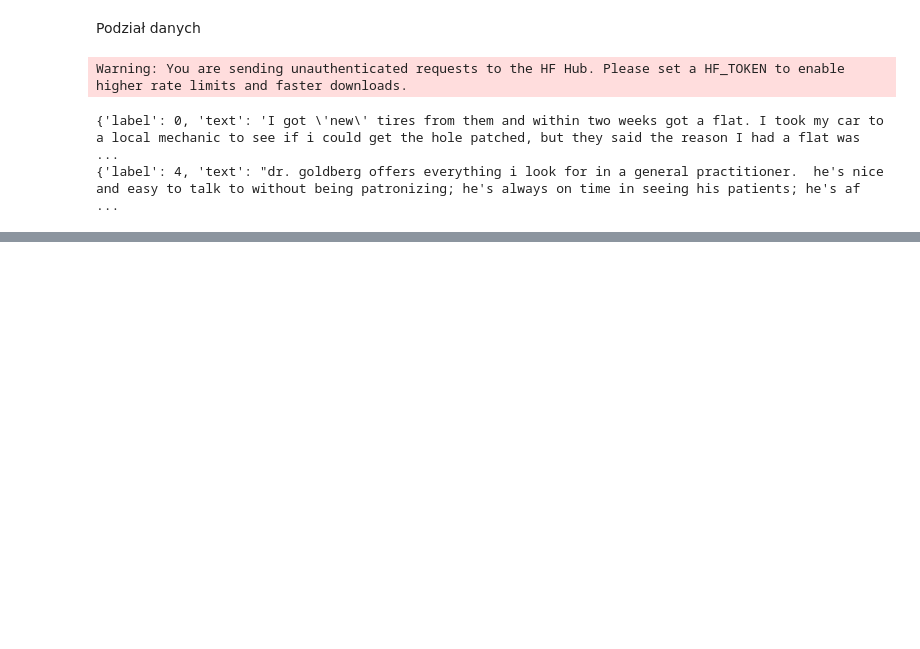
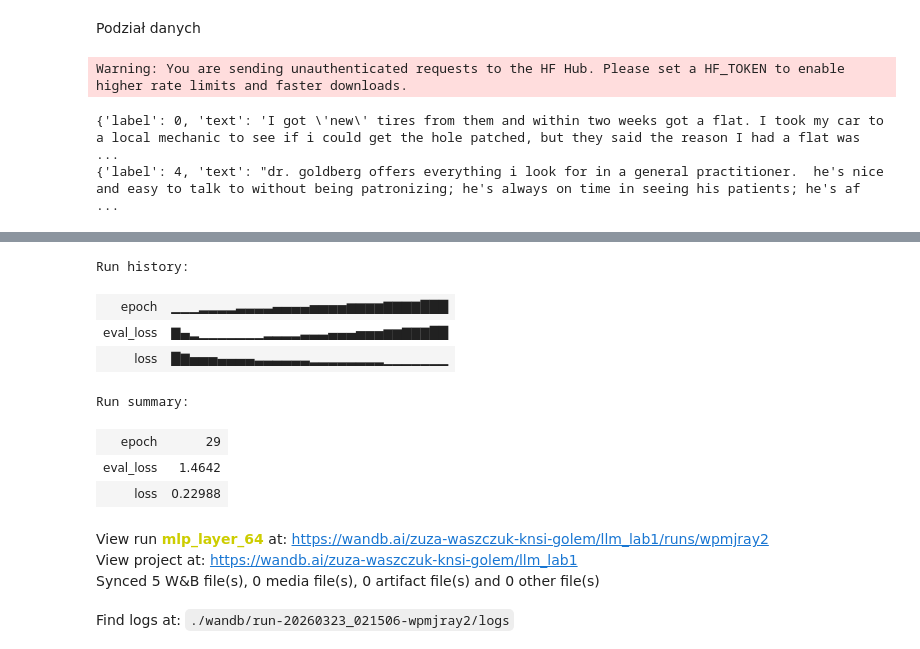
Before and after one commit to zuzawaszczuk/llm_pw, a Jupyter notebook: LLM_Klasyczne_metody_klasyfikacji_tekstu_Lab.ipynb, the cells around one changed output, grey strips where cells are left out. Drawn from its saved outputs; the diff is of its cells as text; code cells hidden in the pictures; blank space fills up the shorter version.

```diff
--- a/LLM_Klasyczne_metody_klasyfikacji_tekstu_Lab.ipynb
+++ b/LLM_Klasyczne_metody_klasyfikacji_tekstu_Lab.ipynb
@@ -182,0 +315,3 @@ KeyboardInterrupt:
+# %%
+wandb.finish()
+# %% [output]
@@ -182,0 +319,12 @@ KeyboardInterrupt:
+Run history:
+| epoch | ▁▁▁▂▂▂▂▃▃▃▃▄▄▄▄▅▅▅▅▆▆▆▆▇▇▇▇███ |
+| eval_loss | ▇▄▂▁▁▁▁▁▁▁▂▂▂▂▃▃▃▄▄▄▅▅▅▆▆▇▇▇██ |
+| loss | █▇▅▅▅▄▄▄▄▃▃▃▃▃▃▂▂▂▂▂▂▂▂▁▁▁▁▁▁▁ |
+Run summary:
+| epoch | 29 |
+| eval_loss | 1.4642 |
+| loss | 0.22988 |
+View run mlp_layer_64 at: https://wandb.ai/zuza-waszczuk-knsi-golem/llm_lab1/runs/wpmjray2
+View project at: https://wandb.ai/zuza-waszczuk-knsi-golem/llm_lab1
+Synced 5 W&B file(s), 0 media file(s), 0 artifact file(s) and 0 other file(s)
+Find logs at: ./wandb/run-20260323_021506-wpmjray2/logs
```
Also changed, not shown: parts of 20 cells of this notebook.
